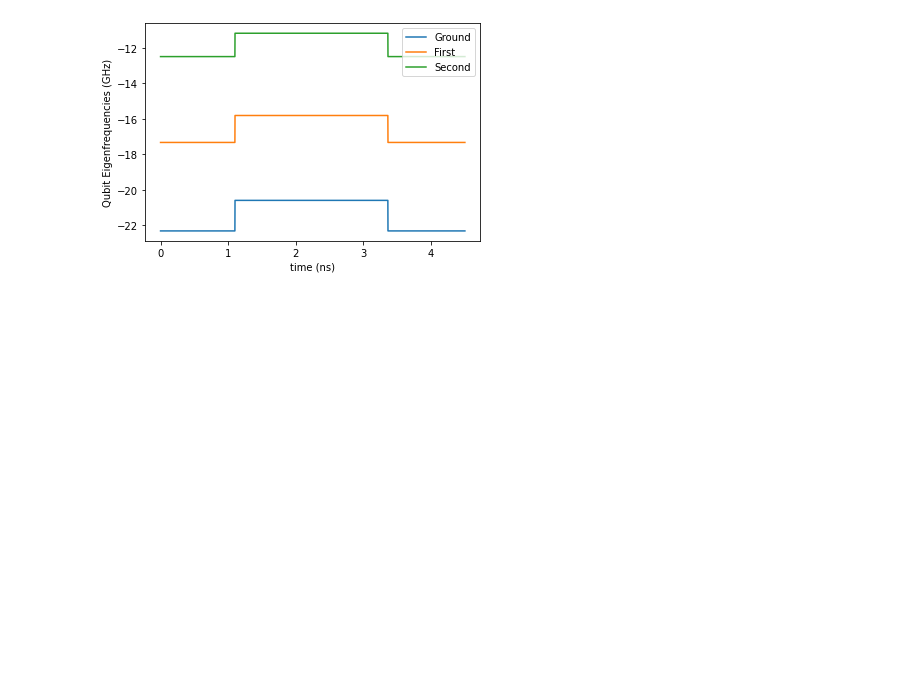
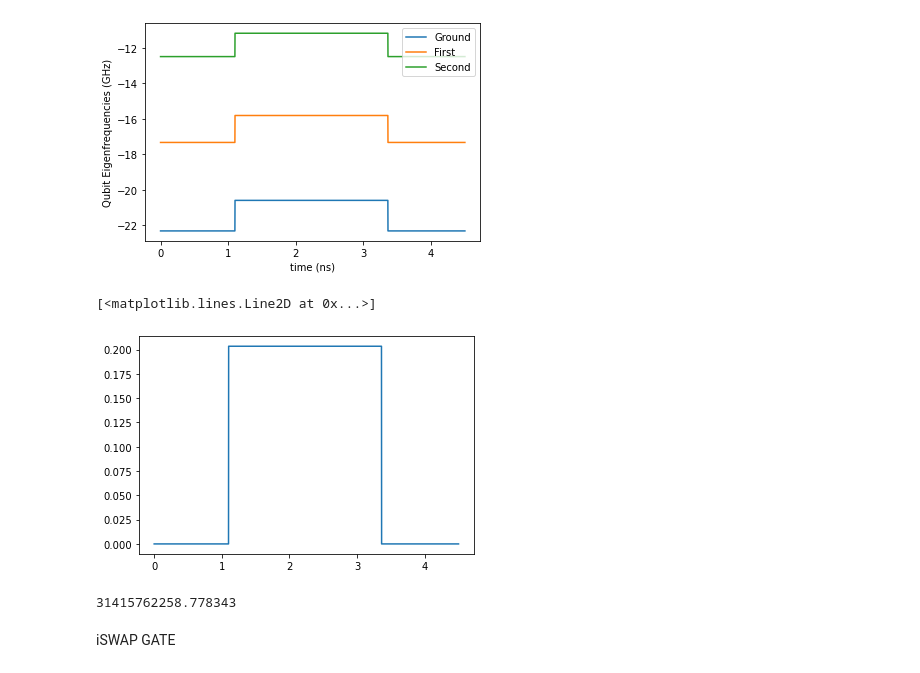
Before and after one commit to mohecht/PHYS559, a Jupyter notebook: QubitEnergyTuner.ipynb, the cells around one changed output. Cells and saved outputs as stored; diff of their text form; code cells hidden in the pictures; blank space fills up the shorter version.

```diff
--- a/QubitEnergyTuner.ipynb
+++ b/QubitEnergyTuner.ipynb
@@ -204,6 +200,7 @@ Ideal Z Control
 #Josephson Energies (for qubit 1):
 EJ1 = hbar * 2 * pi * 11.147e9
 EJ2 = hbar * 2 * pi * 11.147e9
+EJ = hbar * 2 * pi * 11.147e9
 #Charging Energy for Transmon (for qubit 1):
 Ec = hbar * 2 * pi * 148.628e6
 
@@ -325,3 +340,8 @@ plt.ylabel('Qubit Eigenfrequencies (GHz)')
 # %% [output]
 Text(0, 0.5, 'Qubit Eigenfrequencies (GHz)')
 [figure]
+# %%
+plt.plot(t,5-(E1-E0)/(hbar * 2 * pi)*1e-9)
+# %% [output]
+[<matplotlib.lines.Line2D at 0x...>]
+[figure, added]
@@ -327,0 +350,6 @@ Text(0, 0.5, 'Qubit Eigenfrequencies (GHz)')
+# %%
+qubit_freq(Ec, EJ1, EJ2,0, flux = False)
+# %% [output]
+31415762258.778343
+# %% [markdown]
+iSWAP GATE
```
Also changed, not shown: parts of 14 cells of this notebook.
